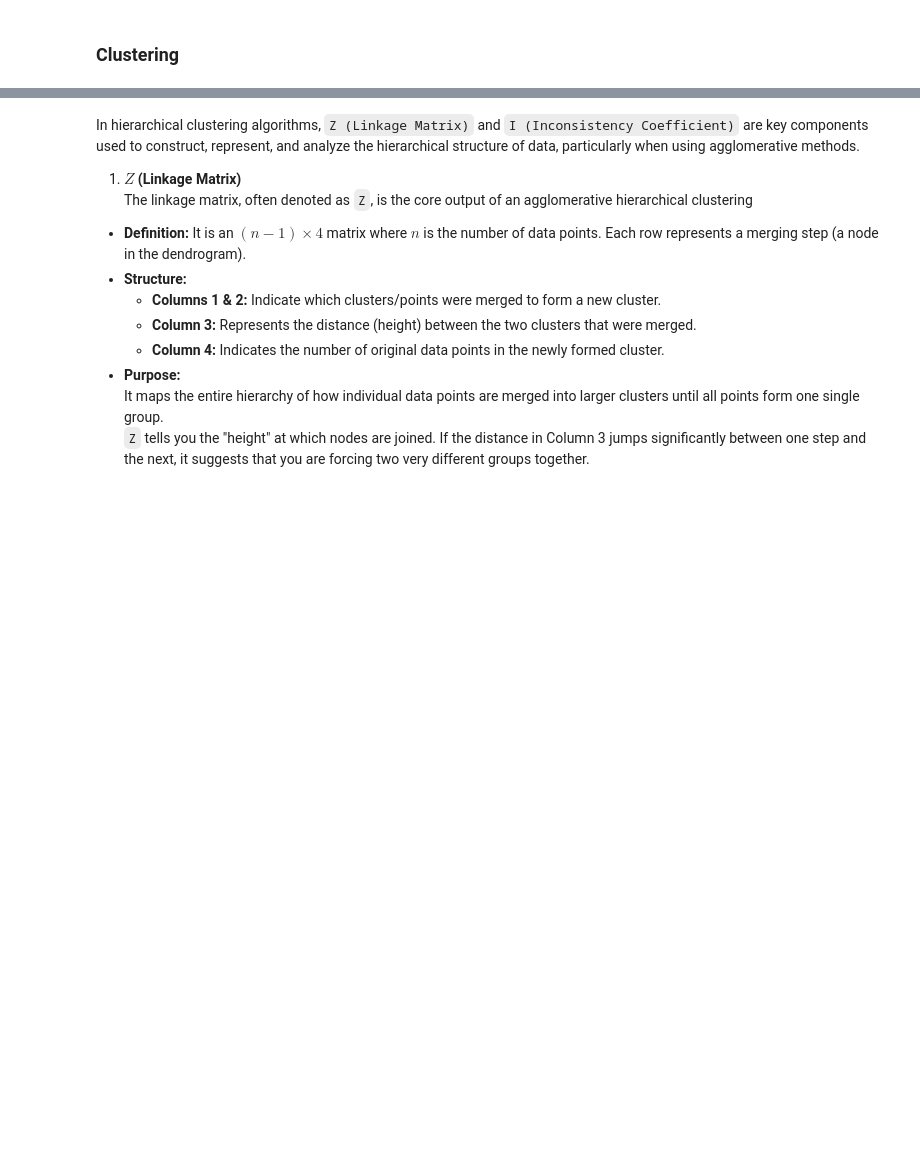
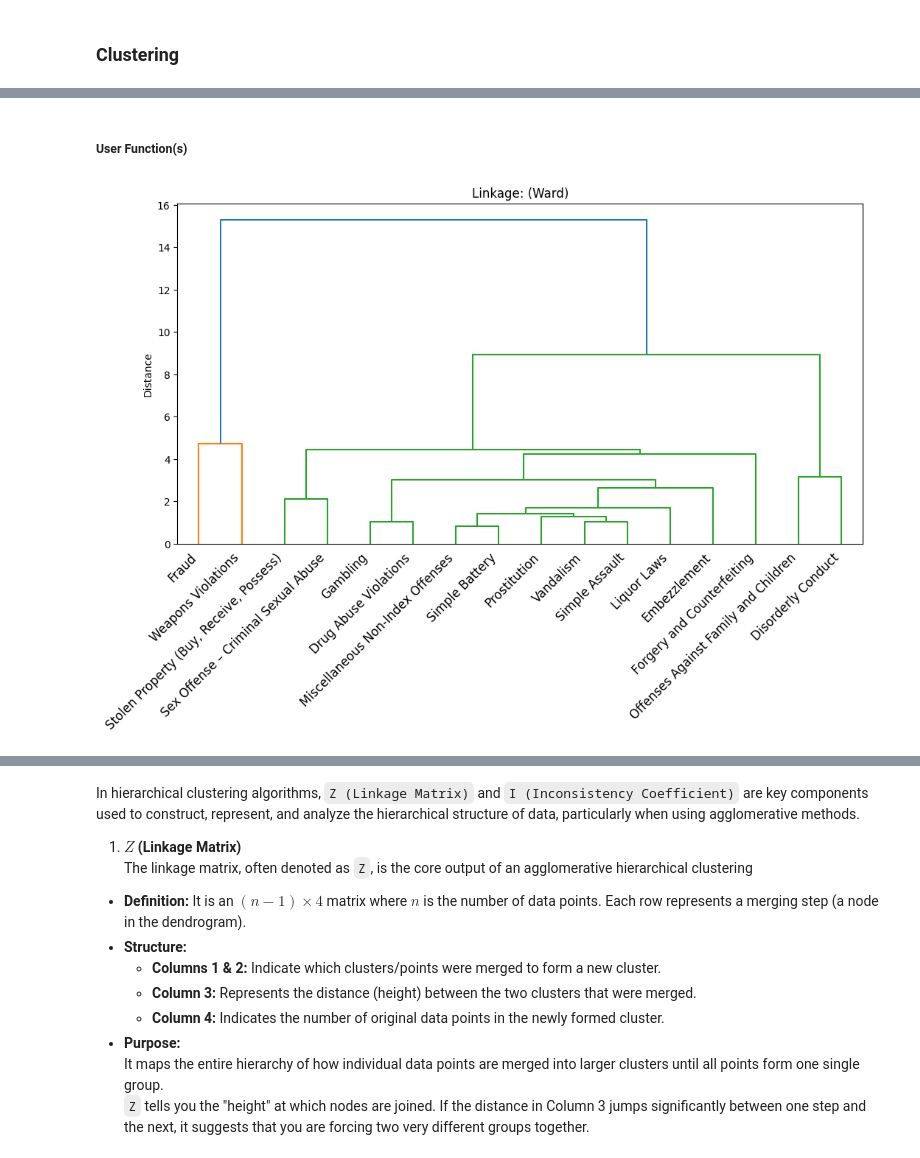
Before and after one commit to SirErikPak/ChicagoCrime, a Jupyter notebook: Notebook/ChicagoCrimeClusterAnalysis.ipynb, the cells around one changed output, grey strips where cells are left out. Saved outputs shown, nothing was run; the diff lists cells and outputs as text; code cells hidden in the pictures; blank space fills up the shorter version.

```diff
--- a/Notebook/ChicagoCrimeClusterAnalysis.ipynb
+++ b/Notebook/ChicagoCrimeClusterAnalysis.ipynb
@@ -133,30 +162,3 @@ z_df_n = zscore_anomaly.zscore_anomaly(data=df[mask],time_col='year', category_c
 heat_map(z_df_n, 'Non-Indexed')
 # %% [output]
 [figure]
-# %%
-# Z score
-z_df = zscore_anomaly.zscore_anomaly(data=df[mask], time_col='year', category_col='fbi_code_desc')
-
-# Create the clustermap
-g = sns.clustermap(
-    z_df,
-    cmap="RdBu_r",
-    center=0,
-    figsize=(16, 10),
-    # row_cluster=True,  # Keep years in chronological order (on the Y-axis)
-    col_cluster=True,  # Cluster the crimes together (on the X-axis)
-    linewidths=0.5,
-    xticklabels=True,   # Ensure all crime names show up
-    yticklabels=True    # Ensure all years show up
-)
-
-# Rotate X-axis labels for readability
-plt.setp(g.ax_heatmap.get_xticklabels(), rotation=45, ha='right')
-plt.title("Chicago Crime Clusters (2001-2025)", fontsize=16, pad=60)
-plt.suptitle("Chicago Crime Clusters", fontsize=16, y=1.02)
-g.ax_heatmap.set_xlabel('FBI Crime Types', fontsize=14, labelpad=10)
-g.ax_heatmap.set_ylabel('Years', fontsize=14, labelpad=10)
-
-# Save the figure with high resolution and tight cropping
-plt.savefig("../Image/cluster_Heatmap_analysis.png", dpi=1200, bbox_inches='tight')
-plt.show()
@@ -228,0 +220,22 @@ z_df.head()
+# %% [markdown]
+##### User Function(s)
+# %%
+def plot_clustering(data: pd.DataFrame,  method: str, metric: str='euclidean',
+                    figsize: tuple=(8,4), rotation: int='45') -> None:
+    # Hierarchical clustering (indexed): linkage matrix
+    Z = hierarchy.linkage(data.values, method=method, metric=metric, optimal_ordering=True)
+    plt.figure(figsize=figsize)
+    hierarchy.dendrogram(Z, labels=data.index.tolist(), leaf_rotation=rotation)
+    # Fix alignment
+    for lbl in plt.gca().get_xticklabels():
+        lbl.set_ha('right')
+    plt.title(f'Linkage: ({method.capitalize()})')
+    plt.ylabel('Distance')
+    plt.show()
+# %%
+# Initialize Linkage variable
+methods = ['ward', 'single', 'complete', 'average', 'median', 'centroid']
+# plot
+plot_clustering(z_df,  method='ward', metric='euclidean', figsize=(12,6), rotation=45)
+# %% [output]
+[figure, added]
```
Also changed, not shown: parts of 33 cells of this notebook, 2 other files.
